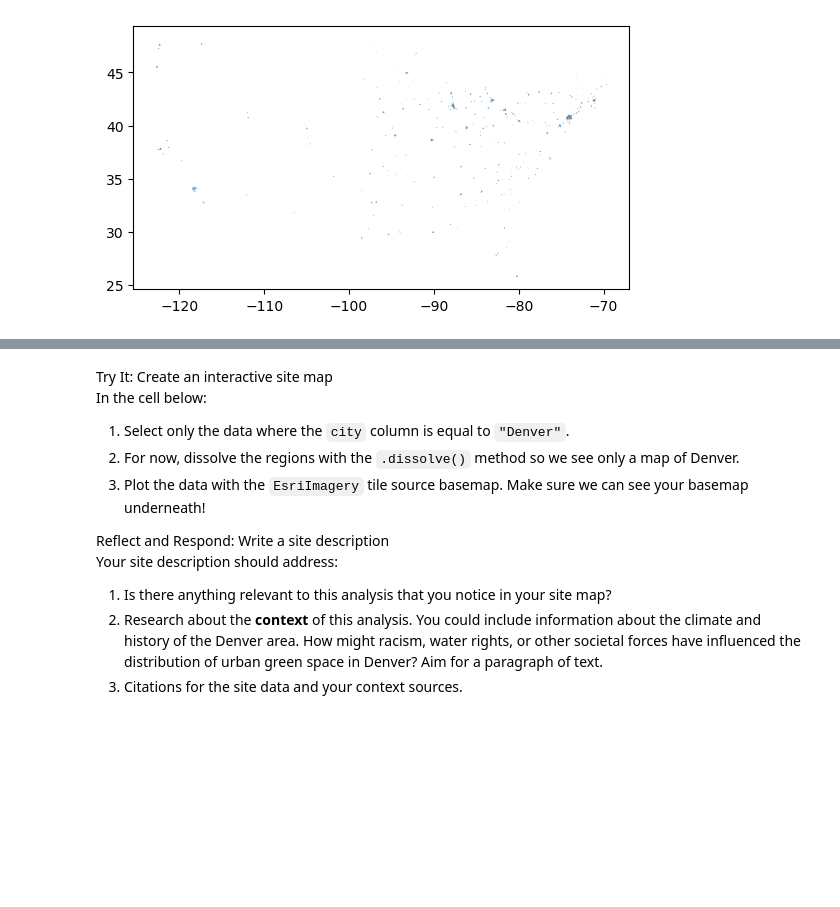
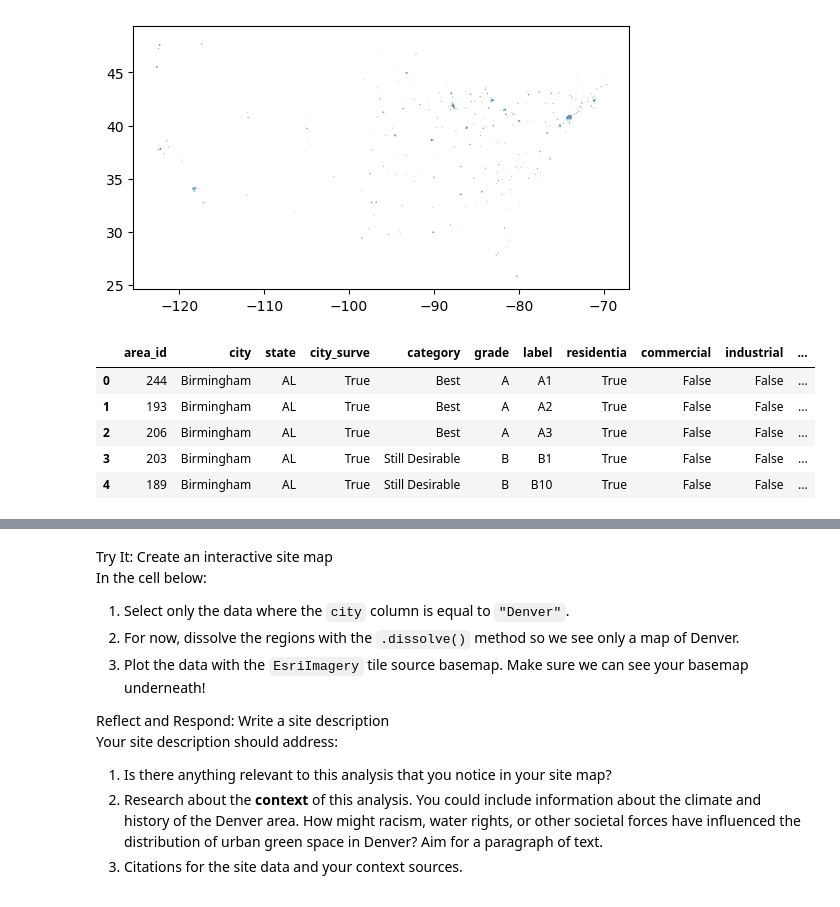
Before and after one commit to earthlab-education/fundamentals-04-redlining-cmq879, a Jupyter notebook: notebooks/redlining-31-site-map.ipynb, the cells around one changed output, grey strips where cells are left out. Drawn from its saved outputs; the diff is of its cells as text; code cells hidden in the pictures; blank space fills up the shorter version.

```diff
--- a/notebooks/redlining-31-site-map.ipynb
+++ b/notebooks/redlining-31-site-map.ipynb
@@ -66,3 +66,12 @@ redlining_gdf.plot()
 # %% [output]
 <Axes: >
 [figure]
+# %%
+redlining_gdf.head()
+# %% [output]
+|  | area_id | city | state | city_surve | category | grade | label | residentia | commercial | industrial | ... |
+| 0 | 244 | Birmingham | AL | True | Best | A | A1 | True | False | False | ... |
+| 1 | 193 | Birmingham | AL | True | Best | A | A2 | True | False | False | ... |
+| 2 | 206 | Birmingham | AL | True | Best | A | A3 | True | False | False | ... |
+| 3 | 203 | Birmingham | AL | True | Still Desirable | B | B1 | True | False | False | ... |
+| 4 | 189 | Birmingham | AL | True | Still Desirable | B | B10 | True | False | False | ... |
```
Also changed, not shown: parts of 3 cells of this notebook, 4 other files.
